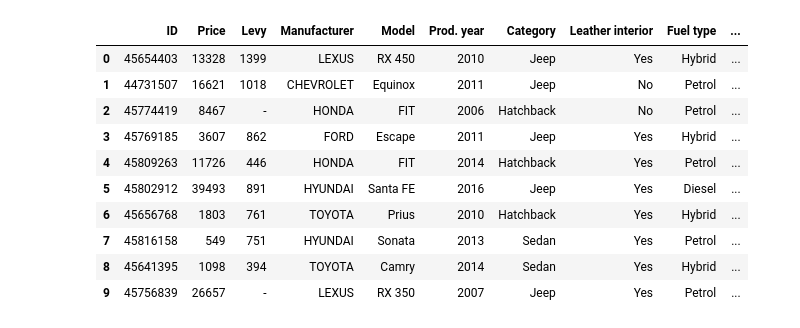
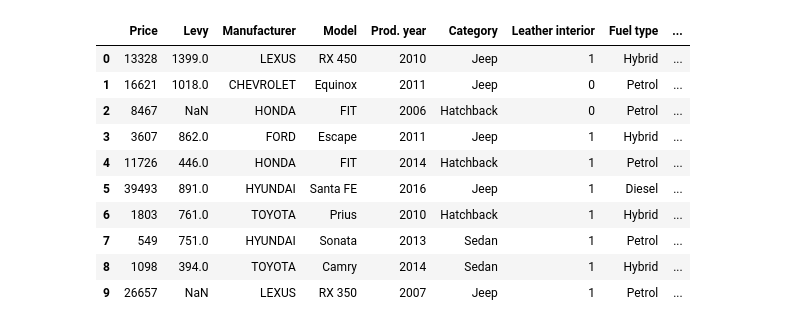
Before and after one commit to yukito0209/is6400-business-data-analytics, a Jupyter notebook: data_analytics/multi_linear_reg.ipynb, the cells around one changed output. Drawn from its saved outputs; the diff is of its cells as text; code cells hidden in the pictures.

```diff
--- a/data_analytics/multi_linear_reg.ipynb
+++ b/data_analytics/multi_linear_reg.ipynb
@@ -3,16 +12,16 @@ import pandas as pd
 # %%
 # 加载数据集
-df = pd.read_excel(r"D:\GitHubRepos\is6400-business-data-analytics\data\cleaned_dataset.xlsx")
+df = pd.read_csv(r"D:\GitHubRepos\is6400-business-data-analytics\data\further_cleaned_dataset.csv")
 df.head(10)
 # %% [output]
-|  | ID | Price | Levy | Manufacturer | Model | Prod. year | Category | Leather interior | Fuel type | ... |
-| 0 | 45654403 | 13328 | 1399 | LEXUS | RX 450 | 2010 | Jeep | Yes | Hybrid | ... |
-| 1 | 44731507 | 16621 | 1018 | CHEVROLET | Equinox | 2011 | Jeep | No | Petrol | ... |
-| 2 | 45774419 | 8467 | - | HONDA | FIT | 2006 | Hatchback | No | Petrol | ... |
-| 3 | 45769185 | 3607 | 862 | FORD | Escape | 2011 | Jeep | Yes | Hybrid | ... |
-| 4 | 45809263 | 11726 | 446 | HONDA | FIT | 2014 | Hatchback | Yes | Petrol | ... |
-| 5 | 45802912 | 39493 | 891 | HYUNDAI | Santa FE | 2016 | Jeep | Yes | Diesel | ... |
-| 6 | 45656768 | 1803 | 761 | TOYOTA | Prius | 2010 | Hatchback | Yes | Hybrid | ... |
-| 7 | 45816158 | 549 | 751 | HYUNDAI | Sonata | 2013 | Sedan | Yes | Petrol | ... |
-| 8 | 45641395 | 1098 | 394 | TOYOTA | Camry | 2014 | Sedan | Yes | Hybrid | ... |
-| 9 | 45756839 | 26657 | - | LEXUS | RX 350 | 2007 | Jeep | Yes | Petrol | ... |
+|  | Price | Levy | Manufacturer | Model | Prod. year | Category | Leather interior | Fuel type | ... |
+| 0 | 13328 | 1399.0 | LEXUS | RX 450 | 2010 | Jeep | 1 | Hybrid | ... |
+| 1 | 16621 | 1018.0 | CHEVROLET | Equinox | 2011 | Jeep | 0 | Petrol | ... |
+| 2 | 8467 | NaN | HONDA | FIT | 2006 | Hatchback | 0 | Petrol | ... |
+| 3 | 3607 | 862.0 | FORD | Escape | 2011 | Jeep | 1 | Hybrid | ... |
+| 4 | 11726 | 446.0 | HONDA | FIT | 2014 | Hatchback | 1 | Petrol | ... |
+| 5 | 39493 | 891.0 | HYUNDAI | Santa FE | 2016 | Jeep | 1 | Diesel | ... |
+| 6 | 1803 | 761.0 | TOYOTA | Prius | 2010 | Hatchback | 1 | Hybrid | ... |
+| 7 | 549 | 751.0 | HYUNDAI | Sonata | 2013 | Sedan | 1 | Petrol | ... |
+| 8 | 1098 | 394.0 | TOYOTA | Camry | 2014 | Sedan | 1 | Hybrid | ... |
+| 9 | 26657 | NaN | LEXUS | RX 350 | 2007 | Jeep | 1 | Petrol | ... |
```
Also changed, not shown: parts of 17 cells of this notebook, 22 other files.
